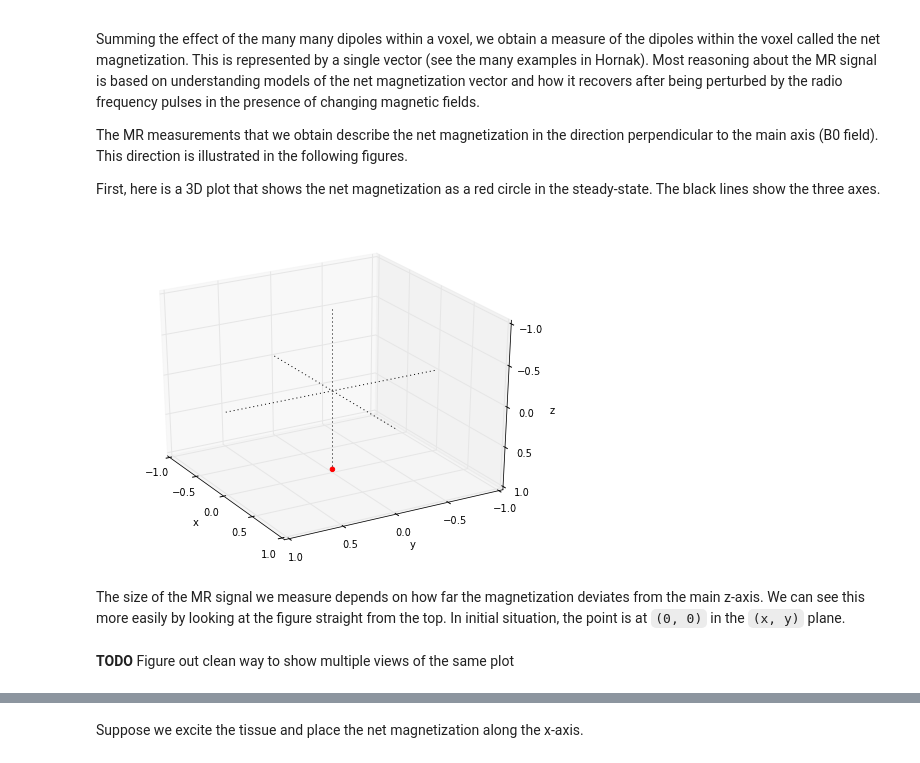
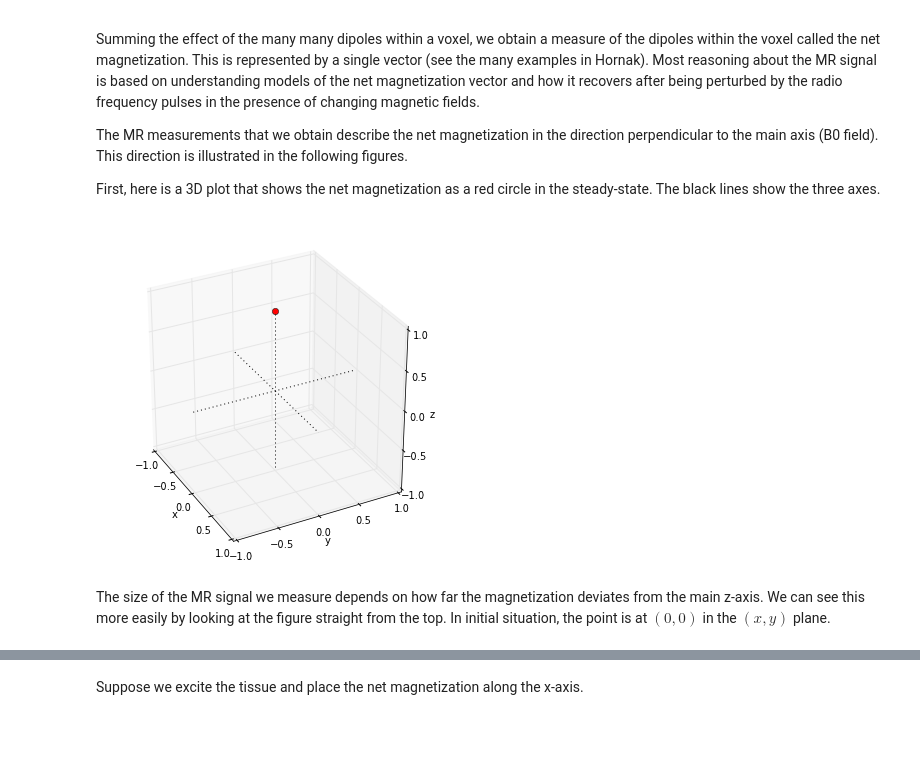
Before and after one commit to mwaskom/Psych204A, a Jupyter notebook: mrTutMR.ipynb, the cells around one changed output, grey strips where cells are left out. Saved outputs shown, nothing was run; the diff lists cells and outputs as text; code cells hidden in the pictures; blank space fills up the shorter version.

```diff
--- a/mrTutMR.ipynb
+++ b/mrTutMR.ipynb
@@ -188,18 +189,17 @@ def axisplot(ax):
         getattr(ax, "set_%slabel" % axis)(axis)
 # %%
 from mpl_toolkits.mplot3d import Axes3D
-ax = subplot(111, projection='3d')
-ax.scatter(0, 0, 1, color="r")
+f = figure()
+ax = f.add_subplot(111, projection='3d', aspect="equal")
+ax.plot([0], [0], [1], "ro")
 axisplot(ax)
 az0 = 332.5
 el0 = 30
-ax.view_init(az0, el0)
+ax.view_init(el0, az0)
 # %% [output]
-[figure, old version]
+[figure, new version]
 # %% [markdown]
 The size of the MR signal we measure depends on how far the
 magnetization deviates from the main z-axis.  We can see this
 more easily by looking at the figure straight from the top.  In
-initial situation, the point is at ``(0, 0)`` in the ``(x, y)`` plane.
+initial situation, the point is at $(0, 0)$ in the $(x, y)$ plane.
-# %% [markdown]
-**TODO** Figure out clean way to show multiple views of the same plot
```
Also changed, not shown: parts of 15 cells of this notebook.
